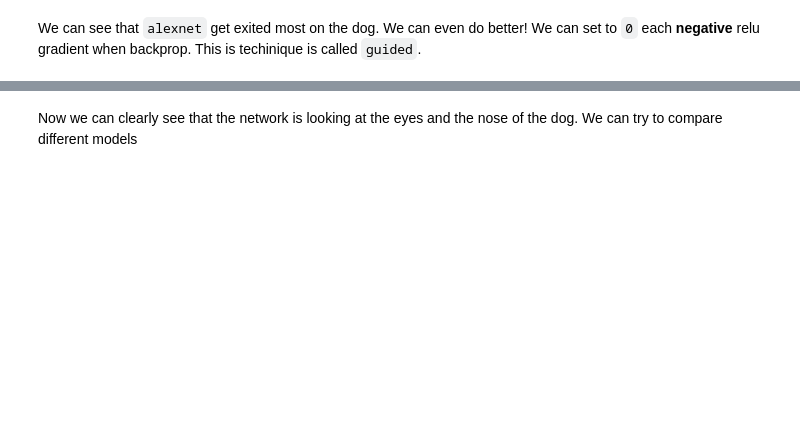
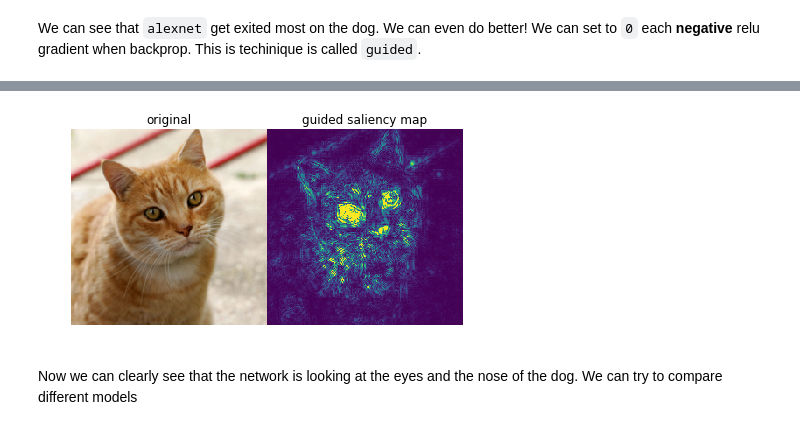
Before and after one commit to FrancescoSaverioZuppichini/A-journey-into-Convolutional-Neural-Network-visualization-, a Jupyter notebook: notebook.ipynb, the cells around one changed output, grey strips where cells are left out. Saved outputs shown, nothing was run; the diff lists cells and outputs as text; code cells hidden in the pictures; blank space fills up the shorter version.

```diff
--- a/notebook.ipynb
+++ b/notebook.ipynb
@@ -365,7 +348,7 @@ out, info = vis(inputs[0],
           guide=True,
           target_class=231)
 
-subplot([image_net_postprocessing(inputs[0].squeeze()), out],
+subplot([image_net_postprocessing(inputs[0].squeeze().cpu()), out],
         rows_titles=['original', 'guided saliency map'],
         parse=tensor2img,
         nrows=1, ncols=2)
@@ -375,3 +356,4 @@ subplot([image_net_postprocessing(inputs[0].squeeze()), out],
+[figure, added]
 # %% [markdown]
 Now we can clearly see that the network is looking at the eyes and the nose of the dog. We can try to compare different models
 # %%
```
Also changed, not shown: parts of 39 cells of this notebook, 3 other files.
